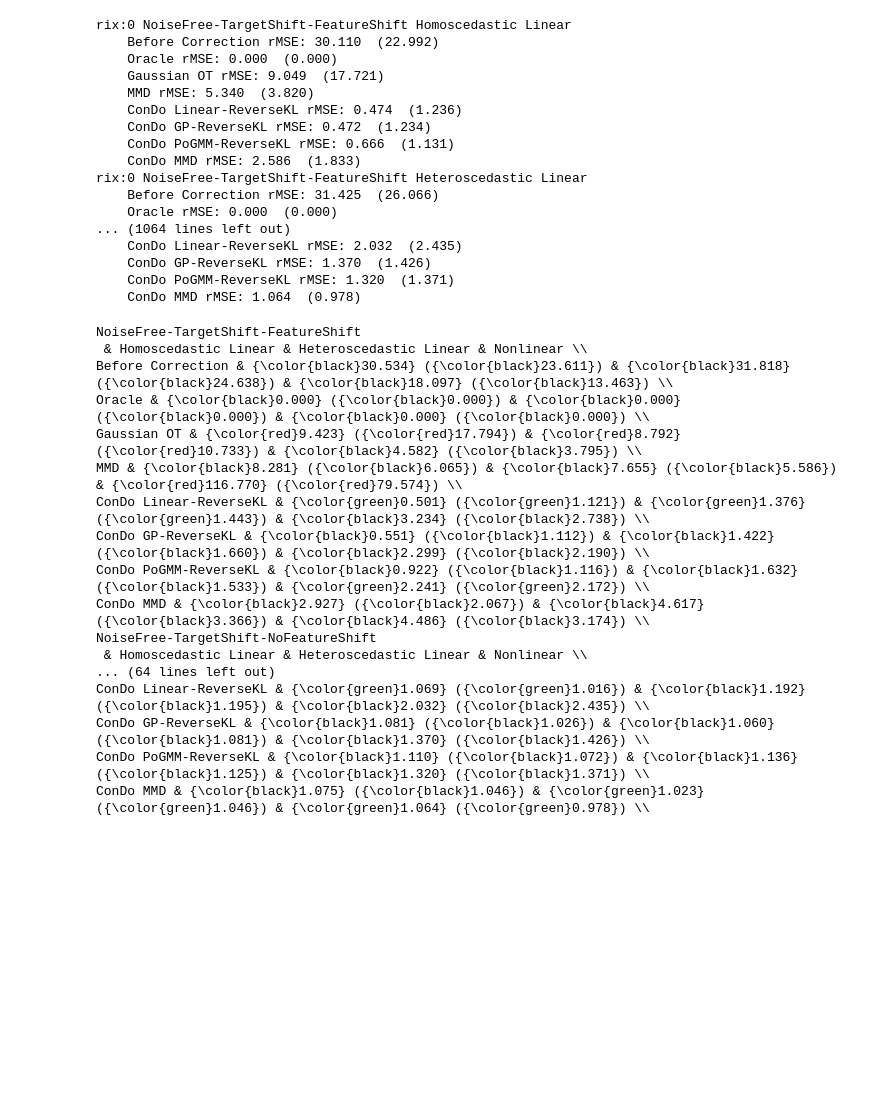
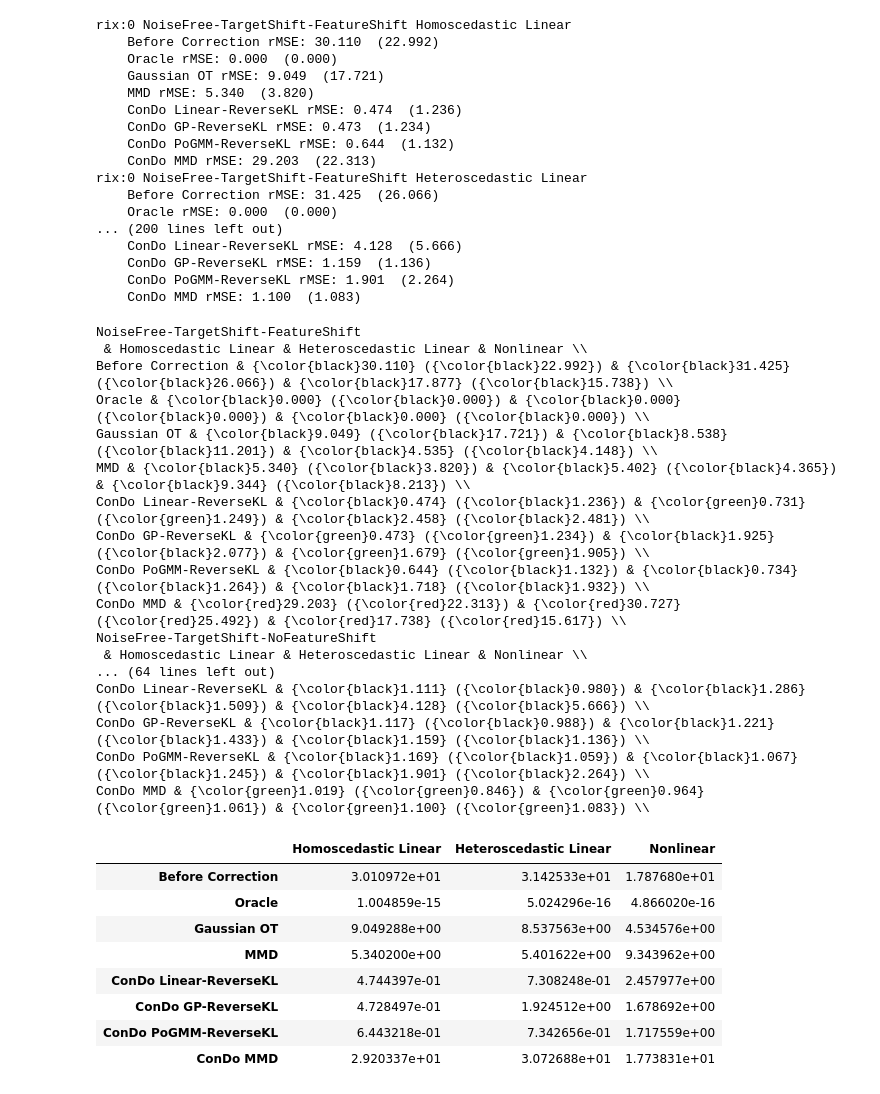
Before and after one commit to calvinmccarter/condo-adapter, a Jupyter notebook: paper/continuous1d.ipynb, the cells around one changed output. Saved outputs shown, nothing was run; the diff lists cells and outputs as text; code cells hidden in the pictures; blank space fills up the shorter version.

Commit message:
continuous1d.ipynb tableplot wip

```diff
--- a/paper/continuous1d.ipynb
+++ b/paper/continuous1d.ipynb
@@ -44,7 +46,7 @@ num_probs = len(prob_settings)
 
 rMSEs = defaultdict(lambda: defaultdict(lambda: defaultdict(list)))
 rMSEs_test = defaultdict(lambda: defaultdict(lambda: defaultdict(list)))
-num_random = 5
+num_random = 1
 for rix in range(num_random):
     rng = np.random.RandomState(rix)
     for setting_combo in product(noise_settings, targetshift_settings, featureshift_settings):
@@ -359,7 +361,7 @@ for rix in range(num_random):
                     transform_type="location-scale",
                     model_type="empirical",
                     divergence="mmd",
-                    optim_kwargs={"epochs": 25, "alpha": 0.01, "beta": 0.9},
+                    optim_kwargs={"epochs": 0.01, "alpha": 0.01, "beta": 0.9},
                     debug=False,
                     verbose=0,
                 )
@@ -396,18 +398,20 @@ rix:0 NoiseFree-TargetShift-FeatureShift Homoscedastic Linear
     Gaussian OT rMSE: 9.049  (17.721)
     MMD rMSE: 5.340  (3.820)
     ConDo Linear-ReverseKL rMSE: 0.474  (1.236)
-    ConDo GP-ReverseKL rMSE: 0.472  (1.234)
-    ConDo PoGMM-ReverseKL rMSE: 0.666  (1.131)
-    ConDo MMD rMSE: 2.586  (1.833)
+    ConDo GP-ReverseKL rMSE: 0.473  (1.234)
+    ConDo PoGMM-ReverseKL rMSE: 0.644  (1.132)
+    ConDo MMD rMSE: 29.203  (22.313)
 rix:0 NoiseFree-TargetShift-FeatureShift Heteroscedastic Linear
     Before Correction rMSE: 31.425  (26.066)
     Oracle rMSE: 0.000  (0.000)
-... (1064 lines left out)
-    ConDo Linear-ReverseKL rMSE: 2.032  (2.435)
-    ConDo GP-ReverseKL rMSE: 1.370  (1.426)
-    ConDo PoGMM-ReverseKL rMSE: 1.320  (1.371)
-    ConDo MMD rMSE: 1.064  (0.978)
+... (200 lines left out)
+    ConDo Linear-ReverseKL rMSE: 4.128  (5.666)
+    ConDo GP-ReverseKL rMSE: 1.159  (1.136)
+    ConDo PoGMM-ReverseKL rMSE: 1.901  (2.264)
+    ConDo MMD rMSE: 1.100  (1.083)
 # %%
+s_dict = {}
+
 for setting_str in rMSEs:
     print(setting_str)
     print(f" & " + " & ".join(prob_settings) + r" \\")
@@ -426,7 +430,7 @@ for setting_str in rMSEs:
             cur_min_test[prob_setting] = min(cur_min_test[prob_setting], cur_rmse)
             cur_max[prob_setting] = max(cur_max[prob_setting], cur_rmse)
             cur_max_test[prob_setting] = max(cur_max_test[prob_setting], cur_rmse)
-
+    method_str_all = r""
     for method in rMSEs[setting_str]:
         method_str = f"{method}"
         for prob_setting in prob_settings:
@@ -455,21 +459,23 @@ for setting_str in rMSEs:
             method_str += train_str + test_str
         method_str += r" \\"
         print(method_str)
+        method_str_all += method_str
+    s_dict[setting_str] = method_str_all
 # %% [output]
 NoiseFree-TargetShift-FeatureShift
  & Homoscedastic Linear & Heteroscedastic Linear & Nonlinear \\
-Before Correction & {\color{black}30.534} ({\color{black}23.611}) & {\color{black}31.818} ({\color{black}24.638}) & {\color{black}18.097} ({\color{black}13.463}) \\
+Before Correction & {\color{black}30.110} ({\color{black}22.992}) & {\color{black}31.425} ({\color{black}26.066}) & {\color{black}17.877} ({\color{black}15.738}) \\
 Oracle & {\color{black}0.000} ({\color{black}0.000}) & {\color{black}0.000} ({\color{black}0.000}) & {\color{black}0.000} ({\color{black}0.000}) \\
-Gaussian OT & {\color{red}9.423} ({\color{red}17.794}) & {\color{red}8.792} ({\color{red}10.733}) & {\color{black}4.582} ({\color{black}3.795}) \\
-MMD & {\color{black}8.281} ({\color{black}6.065}) & {\color{black}7.655} ({\color{black}5.586}) & {\color{red}116.770} ({\color{red}79.574}) \\
-ConDo Linear-ReverseKL & {\color{green}0.501} ({\color{green}1.121}) & {\color{green}1.376} ({\color{green}1.443}) & {\color{black}3.234} ({\color{black}2.738}) \\
-ConDo GP-ReverseKL & {\color{black}0.551} ({\color{black}1.112}) & {\color{black}1.422} ({\color{black}1.660}) & {\color{black}2.299} ({\color{black}2.190}) \\
-ConDo PoGMM-ReverseKL & {\color{black}0.922} ({\color{black}1.116}) & {\color{black}1.632} ({\color{black}1.533}) & {\color{green}2.241} ({\color{green}2.172}) \\
-ConDo MMD & {\color{black}2.927} ({\color{black}2.067}) & {\color{black}4.617} ({\color{black}3.366}) & {\color{black}4.486} ({\color{black}3.174}) \\
+Gaussian OT & {\color{black}9.049} ({\color{black}17.721}) & {\color{black}8.538} ({\color{black}11.201}) & {\color{black}4.535} ({\color{black}4.148}) \\
+MMD & {\color{black}5.340} ({\color{black}3.820}) & {\color{black}5.402} ({\color{black}4.365}) & {\color{black}9.344} ({\color{black}8.213}) \\
+ConDo Linear-ReverseKL & {\color{black}0.474} ({\color{black}1.236}) & {\color{green}0.731} ({\color{green}1.249}) & {\color{black}2.458} ({\color{black}2.481}) \\
+ConDo GP-ReverseKL & {\color{green}0.473} ({\color{green}1.234}) & {\color{black}1.925} ({\color{black}2.077}) & {\color{green}1.679} ({\color{green}1.905}) \\
+ConDo PoGMM-ReverseKL & {\color{black}0.644} ({\color{black}1.132}) & {\color{black}0.734} ({\color{black}1.264}) & {\color{black}1.718} ({\color{black}1.932}) \\
+ConDo MMD & {\color{red}29.203} ({\color{red}22.313}) & {\color{red}30.727} ({\color{red}25.492}) & {\color{red}17.738} ({\color{red}15.617}) \\
 NoiseFree-TargetShift-NoFeatureShift
  & Homoscedastic Linear & Heteroscedastic Linear & Nonlinear \\
 ... (64 lines left out)
-ConDo Linear-ReverseKL & {\color{green}1.069} ({\color{green}1.016}) & {\color{black}1.192} ({\color{black}1.195}) & {\color{black}2.032} ({\color{black}2.435}) \\
-ConDo GP-ReverseKL & {\color{black}1.081} ({\color{black}1.026}) & {\color{black}1.060} ({\color{black}1.081}) & {\color{black}1.370} ({\color{black}1.426}) \\
-ConDo PoGMM-ReverseKL & {\color{black}1.110} ({\color{black}1.072}) & {\color{black}1.136} ({\color{black}1.125}) & {\color{black}1.320} ({\color{black}1.371}) \\
-ConDo MMD & {\color{black}1.075} ({\color{black}1.046}) & {\color{green}1.023} ({\color{green}1.046}) & {\color{green}1.064} ({\color{green}0.978}) \\
+ConDo Linear-ReverseKL & {\color{black}1.111} ({\color{black}0.980}) & {\color{black}1.286} ({\color{black}1.509}) & {\color{black}4.128} ({\color{black}5.666}) \\
+ConDo GP-ReverseKL & {\color{black}1.117} ({\color{black}0.988}) & {\color{black}1.221} ({\color{black}1.433}) & {\color{black}1.159} ({\color{black}1.136}) \\
+ConDo PoGMM-ReverseKL & {\color{black}1.169} ({\color{black}1.059}) & {\color{black}1.067} ({\color{black}1.245}) & {\color{black}1.901} ({\color{black}2.264}) \\
+ConDo MMD & {\color{green}1.019} ({\color{green}0.846}) & {\color{green}0.964} ({\color{green}1.061}) & {\color{green}1.100} ({\color{green}1.083}) \\
@@ -475,0 +496,28 @@ ConDo MMD & {\color{black}1.075} ({\color{black}1.046}) & {\color{green}1.023} (
+# %%
+avg_rMSEs = defaultdict(lambda: defaultdict(lambda: defaultdict(float)))
+for k1 in rMSEs:
+    for k2 in rMSEs[k1]:
+        for k3 in rMSEs[k1][k2]:
+            avg_rMSEs[k1][k2][k3] = np.mean(rMSEs[k1][k2][k3])
+
+avg_rMSEs = json.loads(json.dumps(avg_rMSEs))
+
+avg_rMSEs_test = defaultdict(lambda: defaultdict(lambda: defaultdict(float)))
+for k1 in rMSEs_test:
+    for k2 in rMSEs_test[k1]:
+        for k3 in rMSEs_test[k1][k2]:
+            avg_rMSEs_test[k1][k2][k3] = np.mean(rMSEs_test[k1][k2][k3])
+
+avg_rMSEs_test = json.loads(json.dumps(avg_rMSEs_test))
+
+pd.DataFrame(avg_rMSEs['NoiseFree-TargetShift-FeatureShift']).T
+# %% [output]
+|  | Homoscedastic Linear | Heteroscedastic Linear | Nonlinear |
+| Before Correction | 3.010972e+01 | 3.142533e+01 | 1.787680e+01 |
+| Oracle | 1.004859e-15 | 5.024296e-16 | 4.866020e-16 |
+| Gaussian OT | 9.049288e+00 | 8.537563e+00 | 4.534576e+00 |
+| MMD | 5.340200e+00 | 5.401622e+00 | 9.343962e+00 |
+| ConDo Linear-ReverseKL | 4.744397e-01 | 7.308248e-01 | 2.457977e+00 |
+| ConDo GP-ReverseKL | 4.728497e-01 | 1.924512e+00 | 1.678692e+00 |
+| ConDo PoGMM-ReverseKL | 6.443218e-01 | 7.342656e-01 | 1.717559e+00 |
+| ConDo MMD | 2.920337e+01 | 3.072688e+01 | 1.773831e+01 |
```
Also changed, not shown: parts of 3 cells of this notebook.
